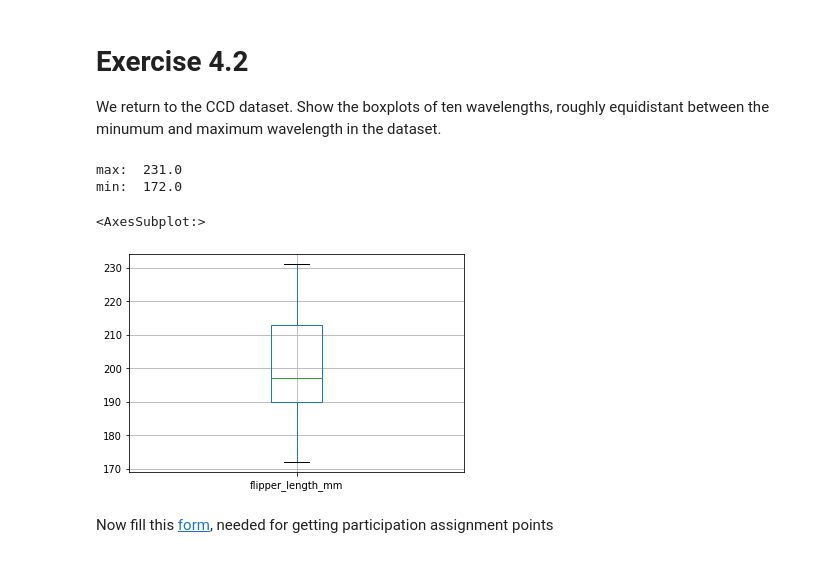
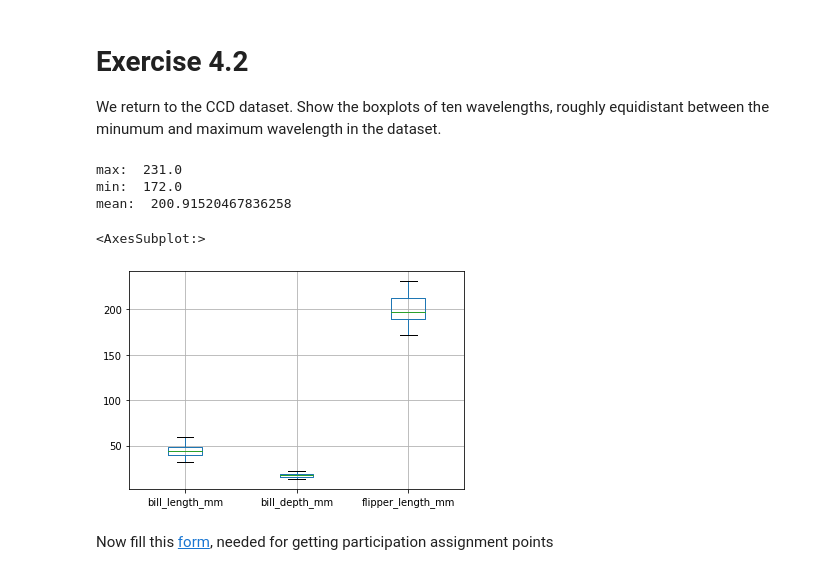
Before and after one commit to xMCTH/DSF, a Jupyter notebook: 04_Dataframes_Stats_Plotting.ipynb, the cells around one changed output. Drawn from its saved outputs; the diff is of its cells as text; code cells hidden in the pictures.

```diff
--- a/04_Dataframes_Stats_Plotting.ipynb
+++ b/04_Dataframes_Stats_Plotting.ipynb
@@ -166,14 +170,16 @@ We return to the CCD dataset. Show the boxplots of ten wavelengths, roughly equi
 # %%
 import pandas as pd
 df = pd.read_csv('https://raw.githubusercontent.com/allisonhorst/palmerpenguins/master/inst/extdata/penguins.csv')
 print("max: ",df['flipper_length_mm'].max())
 print("min: ",df['flipper_length_mm'].min())
+print("mean: ",df['flipper_length_mm'].mean())
 
-df.boxplot(['flipper_length_mm'])
+df.boxplot([df.columns[2], df.columns[3], df.columns[4]])
 # %% [output]
 max:  231.0
 min:  172.0
+mean:  200.91520467836258
 <AxesSubplot:>
-[figure, old version]
+[figure, new version]
 # %% [markdown]
 Now fill this [form](https://docs.google.com/forms/d/e/1FAIpQLSd5QH237yJ2PizRG1Of8mV9zDzcJLH6nmEI2KqVX1cWINi9Fg/viewform?usp=sf_link), needed for getting participation assignment points
```
Also changed, not shown: parts of 1 cell of this notebook.
